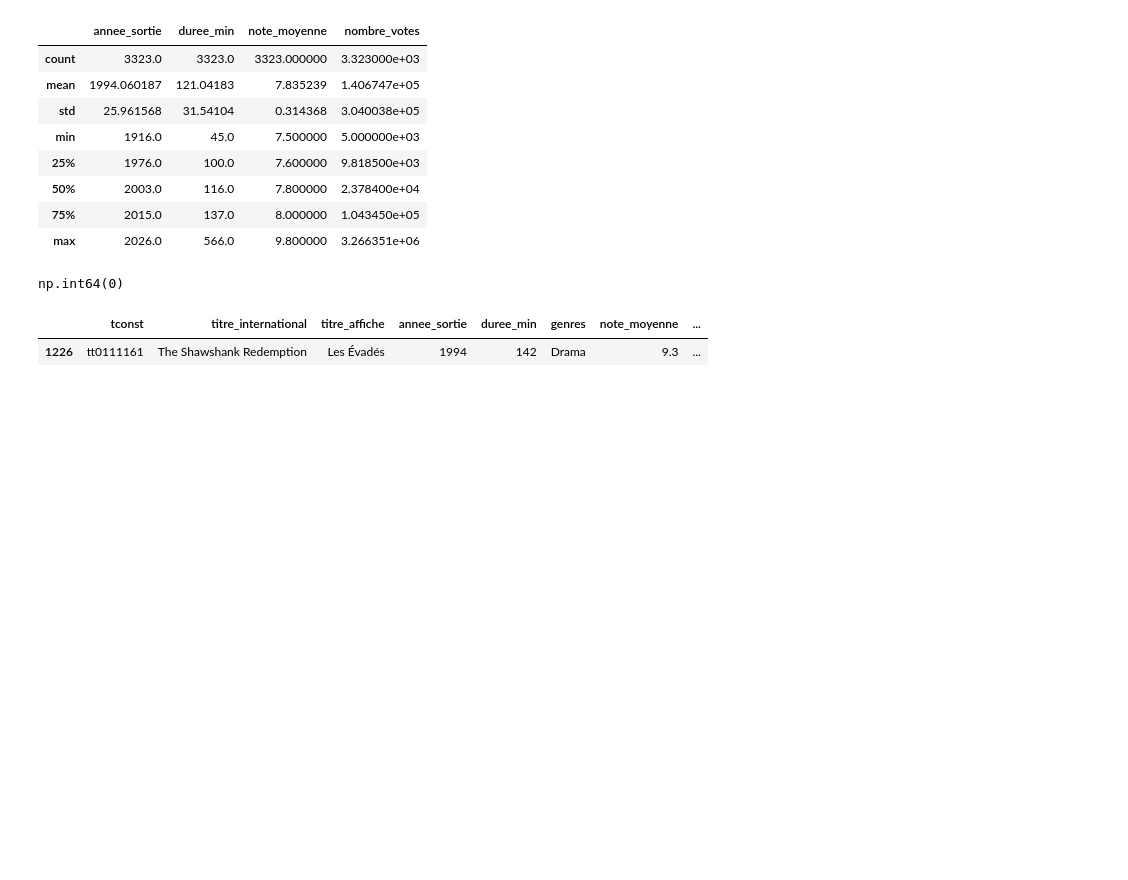
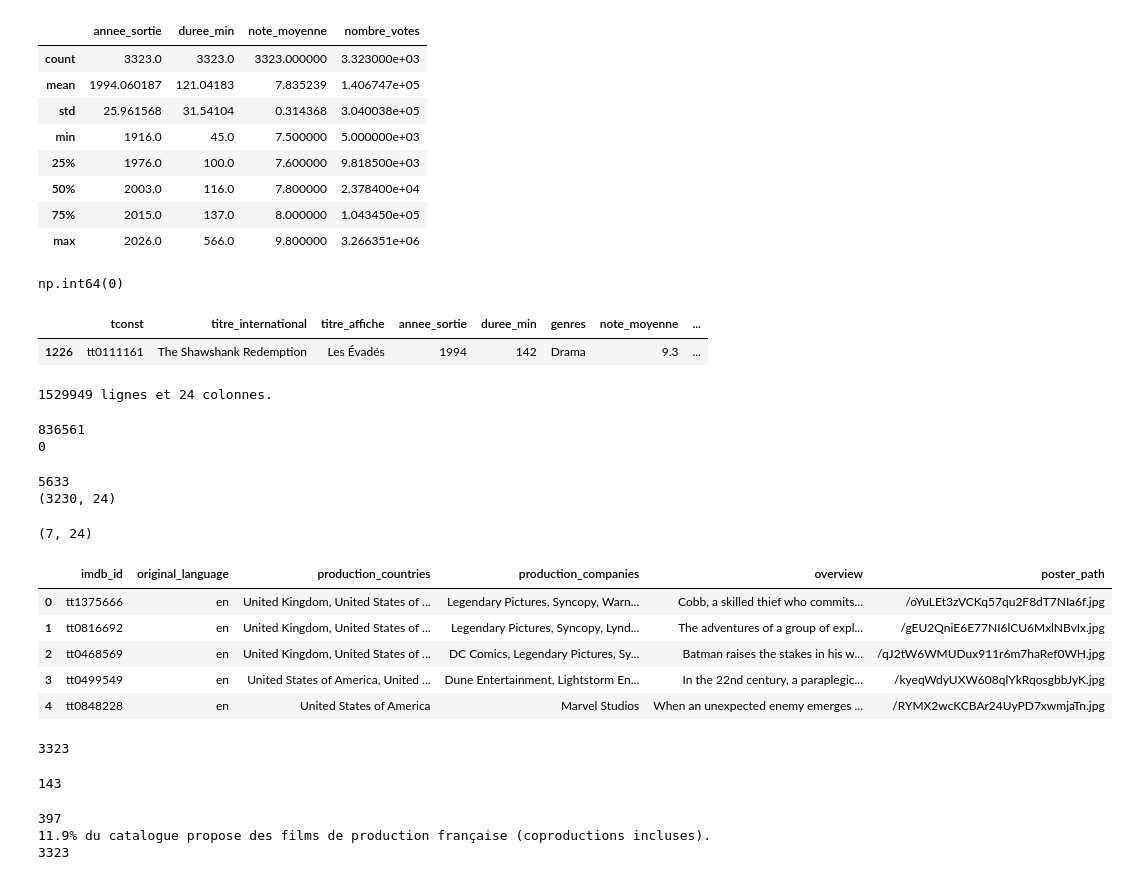
Before and after one commit to Ben-DataHub/Projet-2-CNC, a Jupyter notebook: notebooks/analyse_data.ipynb, the cells around one changed output. Cells and saved outputs as stored; diff of their text form; code cells hidden in the pictures; blank space fills up the shorter version.

```diff
--- a/notebooks/analyse_data.ipynb
+++ b/notebooks/analyse_data.ipynb
@@ -207,3 +207,54 @@ films[(films["tconst"] == "tt0111161")]
 # %% [output]
 |  | tconst | titre_international | titre_affiche | annee_sortie | duree_min | genres | note_moyenne | ... |
 | 1226 | tt0111161 | The Shawshank Redemption | Les Évadés | 1994 | 142 | Drama | 9.3 | ... |
+# %%
+# Analyse du catalgoue TMDb
+print(f"{tmdb.shape[0]} lignes et {tmdb.shape[1]} colonnes.")
+# %% [output]
+1529949 lignes et 24 colonnes.
+# %%
+# Suppression des lignes sans clé IMDb (qui ne pourront donc pas intégrer ntore catalogue)
+print(tmdb["imdb_id"].isna().sum())
+tmdb = tmdb.dropna(subset="imdb_id")
+print(tmdb["imdb_id"].isna().sum())
+# %% [output]
+836561
+0
+# %%
+print(tmdb["imdb_id"].duplicated().sum())
+
+tmdb = tmdb[tmdb["imdb_id"].isin(films["tconst"])]
+print(tmdb.shape)
+# %% [output]
+5633
+(3230, 24)
+# %%
+# Voir les doublons
+doublons = tmdb[tmdb["imdb_id"].duplicated(keep=False)].sort_values("imdb_id")
+doublons[["imdb_id", "title", "vote_count", "status", "release_date", "poster_path"]]
+doublons.shape
+# %% [output]
+(7, 24)
+# %%
+# Supprimer les doublons : garder la ligne avec le plus de votes
+tmdb = tmdb.sort_values("vote_count", ascending=False)
+tmdb = tmdb.drop_duplicates(subset="imdb_id", keep="first")
+print(tmdb["imdb_id"].duplicated().sum())
+# %%
+# Colonnes utiles
+tmdb = tmdb[["imdb_id", "original_language", "production_countries",
+             "production_companies", "overview", "poster_path"]]
+tmdb.head()
+# %% [output]
+|  | imdb_id | original_language | production_countries | production_companies | overview | poster_path |
+| 0 | tt1375666 | en | United Kingdom, United States of ... | Legendary Pictures, Syncopy, Warn... | Cobb, a skilled thief who commits... | /oYuLEt3zVCKq57qu2F8dT7NIa6f.jpg |
+| 1 | tt0816692 | en | United Kingdom, United States of ... | Legendary Pictures, Syncopy, Lynd... | The adventures of a group of expl... | /gEU2QniE6E77NI6lCU6MxlNBvIx.jpg |
+| 2 | tt0468569 | en | United Kingdom, United States of ... | DC Comics, Legendary Pictures, Sy... | Batman raises the stakes in his w... | /qJ2tW6WMUDux911r6m7haRef0WH.jpg |
+| 3 | tt0499549 | en | United States of America, United ... | Dune Entertainment, Lightstorm En... | In the 22nd century, a paraplegic... | /kyeqWdyUXW608qlYkRqosgbbJyK.jpg |
+| 4 | tt0848228 | en | United States of America | Marvel Studios | When an unexpected enemy emerges ... | /RYMX2wcKCBAr24UyPD7xwmjaTn.jpg |
+# %%
+# Jointure
+films = pd.merge(films, tmdb, left_on="tconst", right_on="imdb_id", how="left")
+print(len(films))
+# %% [output]
+3323
@@ -209,0 +264,5 @@ films[(films["tconst"] == "tt0111161")]
+# %%
+# Films sans correspondance TMDB
+print(films["poster_path"].isna().sum())
+# %% [output]
+143
@@ -209,0 +272,10 @@ films[(films["tconst"] == "tt0111161")]
+# %%
+# Films français (règle : la France figure parmi les pays de production)
+films["film_francais"] = films["production_countries"].str.contains("France", na=False)
+print(films["film_francais"].sum())
+print(f"{films["film_francais"].mean():.1%} du catalogue propose des films de production française (coproductions incluses).")
+print(len(films))
+# %% [output]
+397
+11.9% du catalogue propose des films de production française (coproductions incluses).
+3323
```
Also changed, not shown: parts of 3 cells of this notebook, 1 other file.
